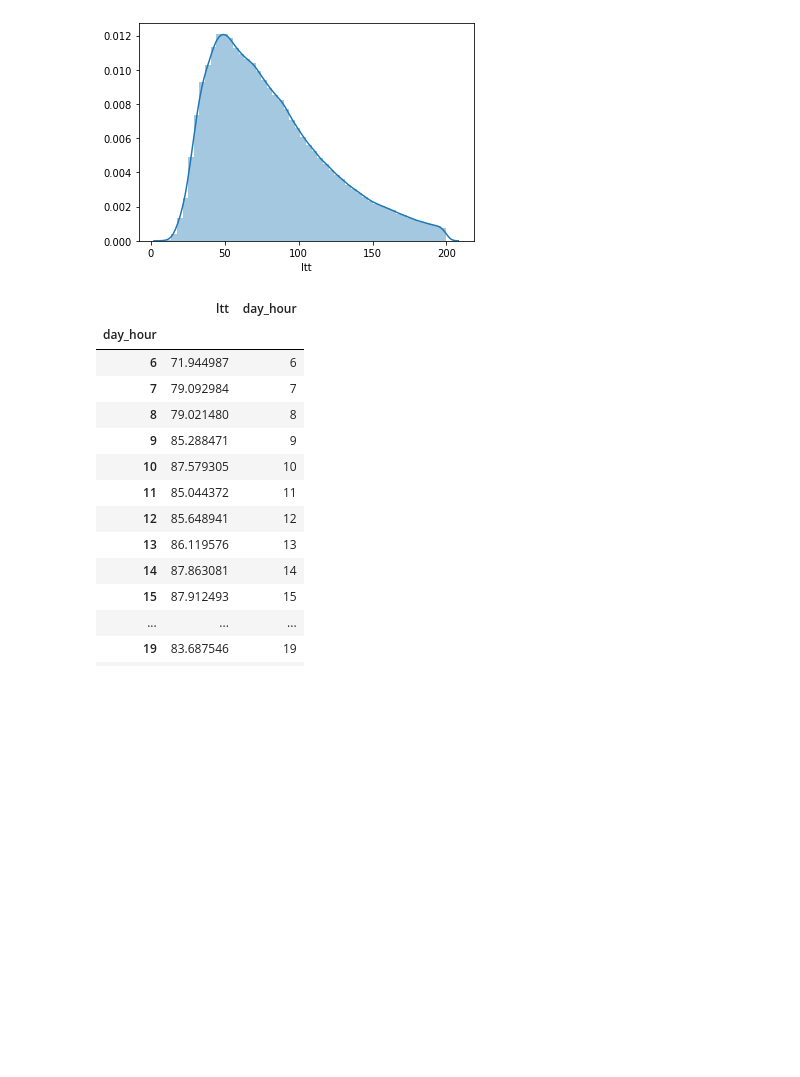
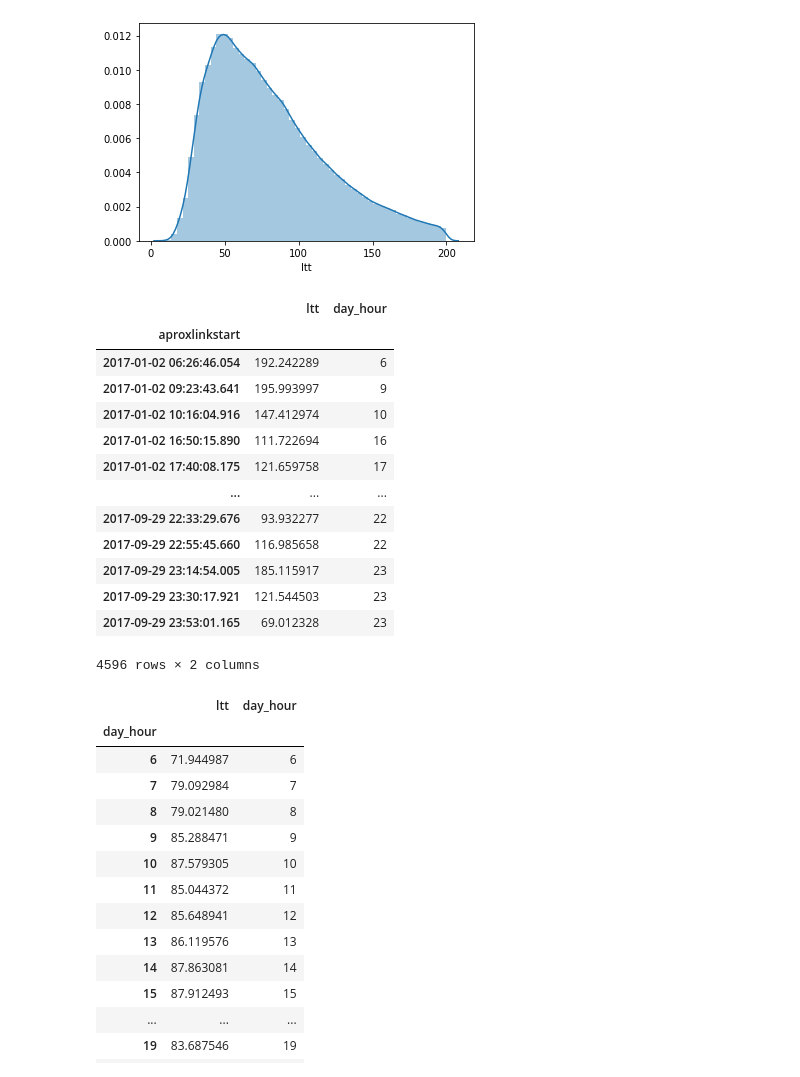
Before and after one commit to marcosamaris/links_states_prediction_LSTM, a Jupyter notebook: correlation final SVR-minimos (1)-Copy1.ipynb, the cells around one changed output. Drawn from its saved outputs; the diff is of its cells as text; code cells hidden in the pictures; blank space fills up the shorter version.

```diff
--- a/correlation final SVR-minimos (1)-Copy1.ipynb
+++ b/correlation final SVR-minimos (1)-Copy1.ipynb
@@ -149,6 +149,23 @@ sns.distplot(no_outlier['ltt'])
 # %%
 no_outlier_577 = no_outlier.loc[(no_outlier['link'] == '(577, 578)')]
 no_outlier_577 = no_outlier_577.drop(columns=['aproxlinkstart', 'hour', 'link', 'trip_id', 'day', 'time_stamp_start'])
+# %%
+no_outlier_577
+# %% [output]
+|  | ltt | day_hour |
+| aproxlinkstart |  |  |
+| 2017-01-02 06:26:46.054 | 192.242289 | 6 |
+| 2017-01-02 09:23:43.641 | 195.993997 | 9 |
+| 2017-01-02 10:16:04.916 | 147.412974 | 10 |
+| 2017-01-02 16:50:15.890 | 111.722694 | 16 |
+| 2017-01-02 17:40:08.175 | 121.659758 | 17 |
+| ... | ... | ... |
+| 2017-09-29 22:33:29.676 | 93.932277 | 22 |
+| 2017-09-29 22:55:45.660 | 116.985658 | 22 |
+| 2017-09-29 23:14:54.005 | 185.115917 | 23 |
+| 2017-09-29 23:30:17.921 | 121.544503 | 23 |
+| 2017-09-29 23:53:01.165 | 69.012328 | 23 |
+4596 rows × 2 columns
 # %%
 grafic = no_outlier[['ltt', 'day_hour']].groupby(no_outlier['day_hour']).mean()
 grafic = pd.DataFrame(grafic)
```
Also changed, not shown: parts of 15 cells of this notebook.
